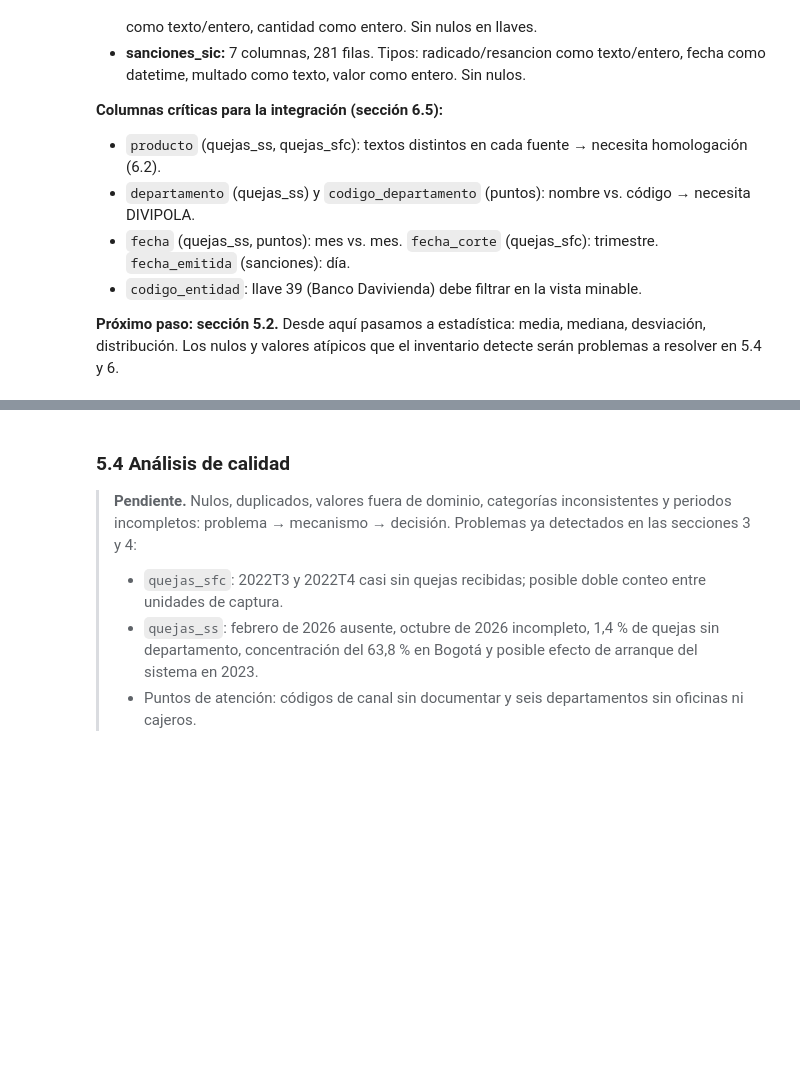
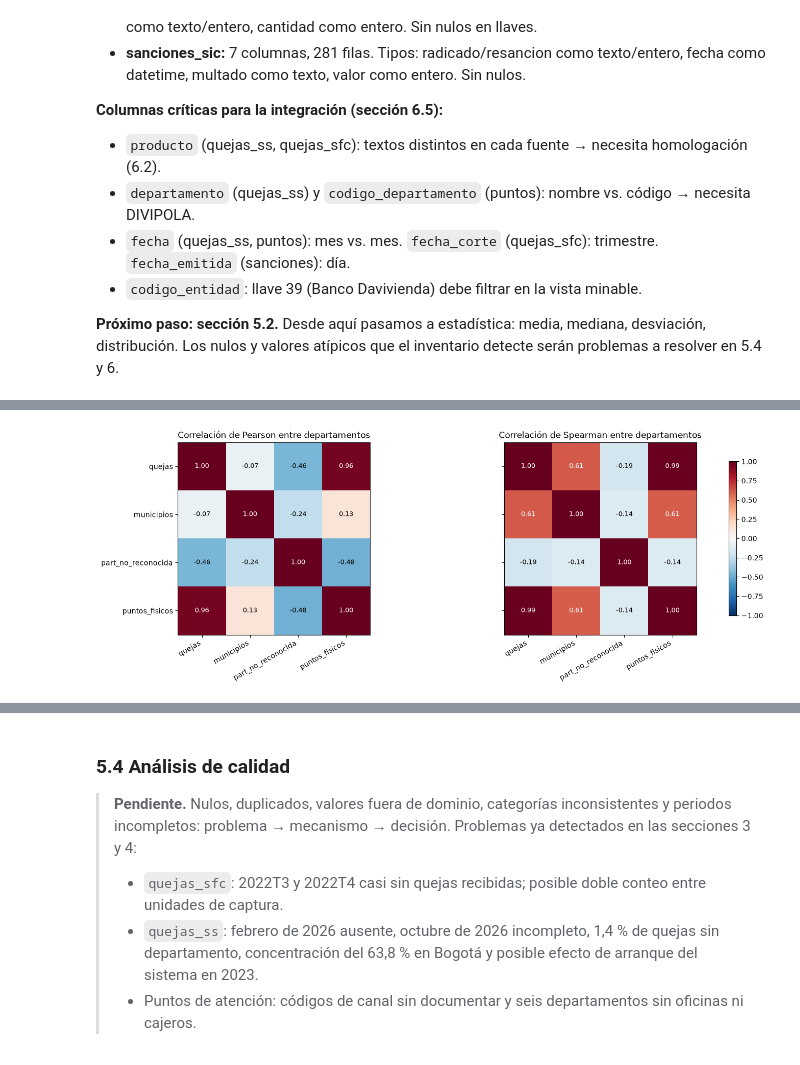
Before and after one commit to BautistaDavid/proyecto-final-gestion-datos, a Jupyter notebook: ProyectoFinal_DavidBautista_BelkyMayorga_FabianBecerra.ipynb, the cells around one changed output, grey strips where cells are left out. Drawn from its saved outputs; the diff is of its cells as text; code cells hidden in the pictures; blank space fills up the shorter version.

```diff
--- a/ProyectoFinal_DavidBautista_BelkyMayorga_FabianBecerra.ipynb
+++ b/ProyectoFinal_DavidBautista_BelkyMayorga_FabianBecerra.ipynb
@@ -1344,0 +1342,24 @@ Concentración:
+# %%
+q = quejas_ss.assign(depto=quejas_ss["departamento"].map(normalizar_nombre, na_action="ignore")).dropna(subset=["depto"])
+por_depto = q.groupby("depto").agg(quejas=("cantidad_quejas_recibidas", "sum"), municipios=("municipio", "nunique"))
+no_reconocida = q[q["motivo"] == "Transacción no reconocida"].groupby("depto")["cantidad_quejas_recibidas"].sum()
+por_depto["part_no_reconocida"] = (no_reconocida / por_depto["quejas"]).fillna(0)
+fisicos = (puntos[puntos["codigo_canal"].isin(CANALES_FISICOS)]
+           .groupby(["codigo_departamento", "fecha_corte"])["cantidad_puntos_atencion"].sum()
+           .groupby("codigo_departamento").mean())
+fisicos.index = fisicos.index.map(divipola.set_index("codigo_departamento")["departamento_norm"])
+por_depto["puntos_fisicos"] = fisicos.reindex(por_depto.index).fillna(0)
+sin_bogota = por_depto.drop(index="BOGOTA, D.C.")
+corr_pearson, corr_spearman = por_depto.corr("pearson"), por_depto.corr("spearman")
+
+print(f"{'─'*70}\nCruce exploratorio por departamento ({len(por_depto)} departamentos) · cinco con más quejas:")
+display(por_depto.nlargest(5, "quejas").assign(part_no_reconocida=lambda d: d["part_no_reconocida"].map("{:.1%}".format)))
+print(f"Mediana de part_no_reconocida en los {len(por_depto)} departamentos: {por_depto['part_no_reconocida'].median():.1%}")
+print("\nPearson:"); display(corr_pearson.round(3))
+print("Spearman:"); display(corr_spearman.round(3))
+print("Pearson sin Bogotá:"); display(sin_bogota.corr("pearson").round(3))
+print("Covarianza:"); display(por_depto.cov())
+corr_qp = lambda df, metodo: df[["quejas", "puntos_fisicos"]].corr(metodo).iloc[0, 1]
+print(f"Quejas vs. puntos físicos · Pearson: {corr_qp(por_depto, 'pearson'):.3f} con Bogotá, "
+      f"{corr_qp(sin_bogota, 'pearson'):.3f} sin Bogotá · Spearman: {corr_qp(por_depto, 'spearman'):.3f} "
+      f"con Bogotá, {corr_qp(sin_bogota, 'spearman'):.3f} sin Bogotá")
@@ -1344,0 +1403,17 @@ Concentración:
+# %%
+fig, ejes = plt.subplots(1, 2, figsize=(14, 5), layout="constrained")
+for eje, (titulo, matriz) in zip(ejes, [("Pearson", corr_pearson), ("Spearman", corr_spearman)]):
+    imagen = eje.imshow(matriz, cmap="RdBu_r", vmin=-1, vmax=1)
+    eje.set_xticks(range(len(matriz)), matriz.columns, rotation=30, ha="right")
+    eje.set_yticks(range(len(matriz)), matriz.index if eje is ejes[0] else [])
+    for i in range(len(matriz)):
+        for j in range(len(matriz)):
+            valor = matriz.iloc[i, j]
+            eje.text(j, i, f"{valor:.2f}", ha="center", va="center", fontsize=9,
+                     color="white" if abs(valor) > 0.6 else "black")
+    eje.set_title(f"Correlación de {titulo} entre departamentos")
+    eje.grid(False)
+fig.colorbar(imagen, ax=ejes, shrink=0.8)
+plt.show()
+# %% [output]
+[figure, added]
```
Also changed, not shown: parts of 12 cells of this notebook.
